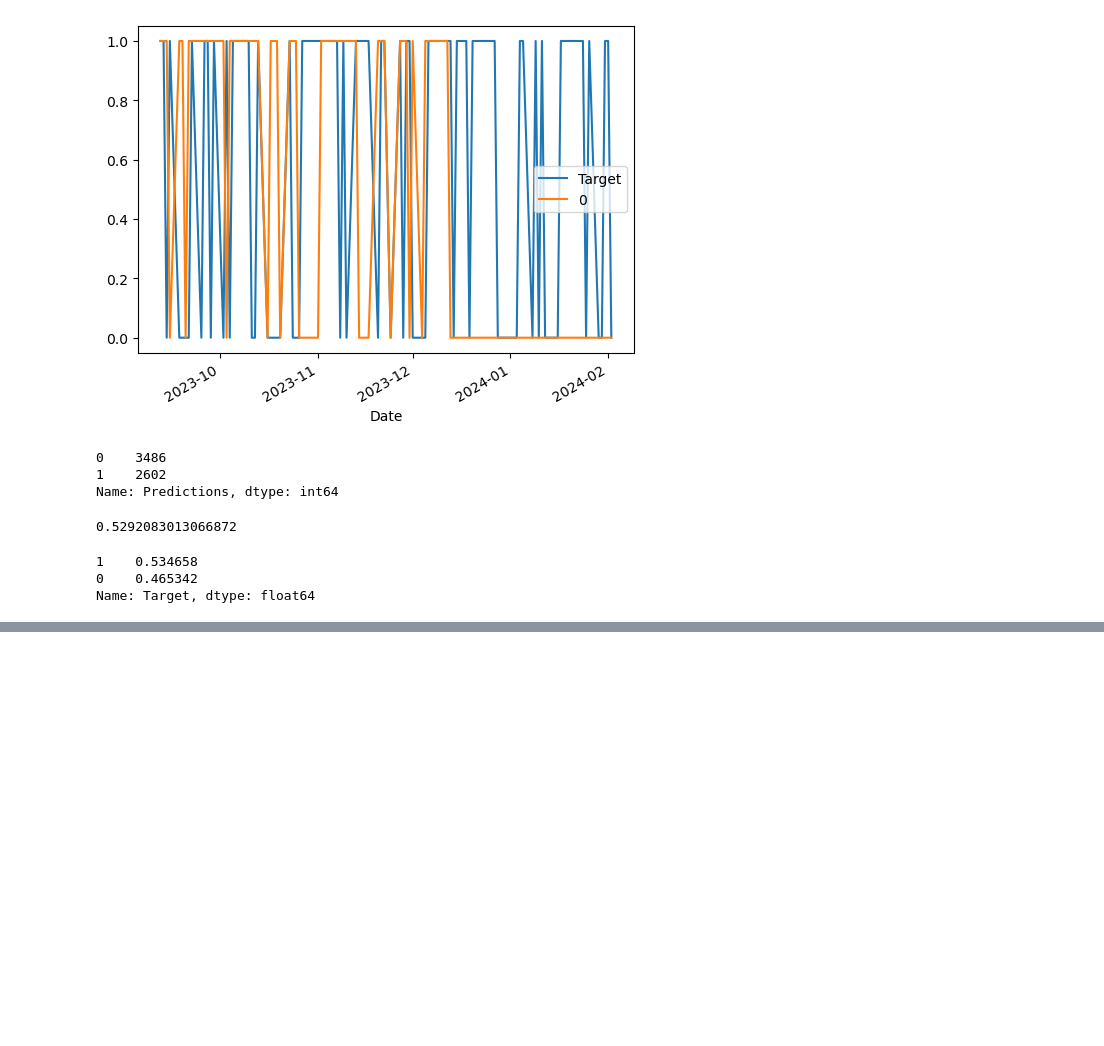
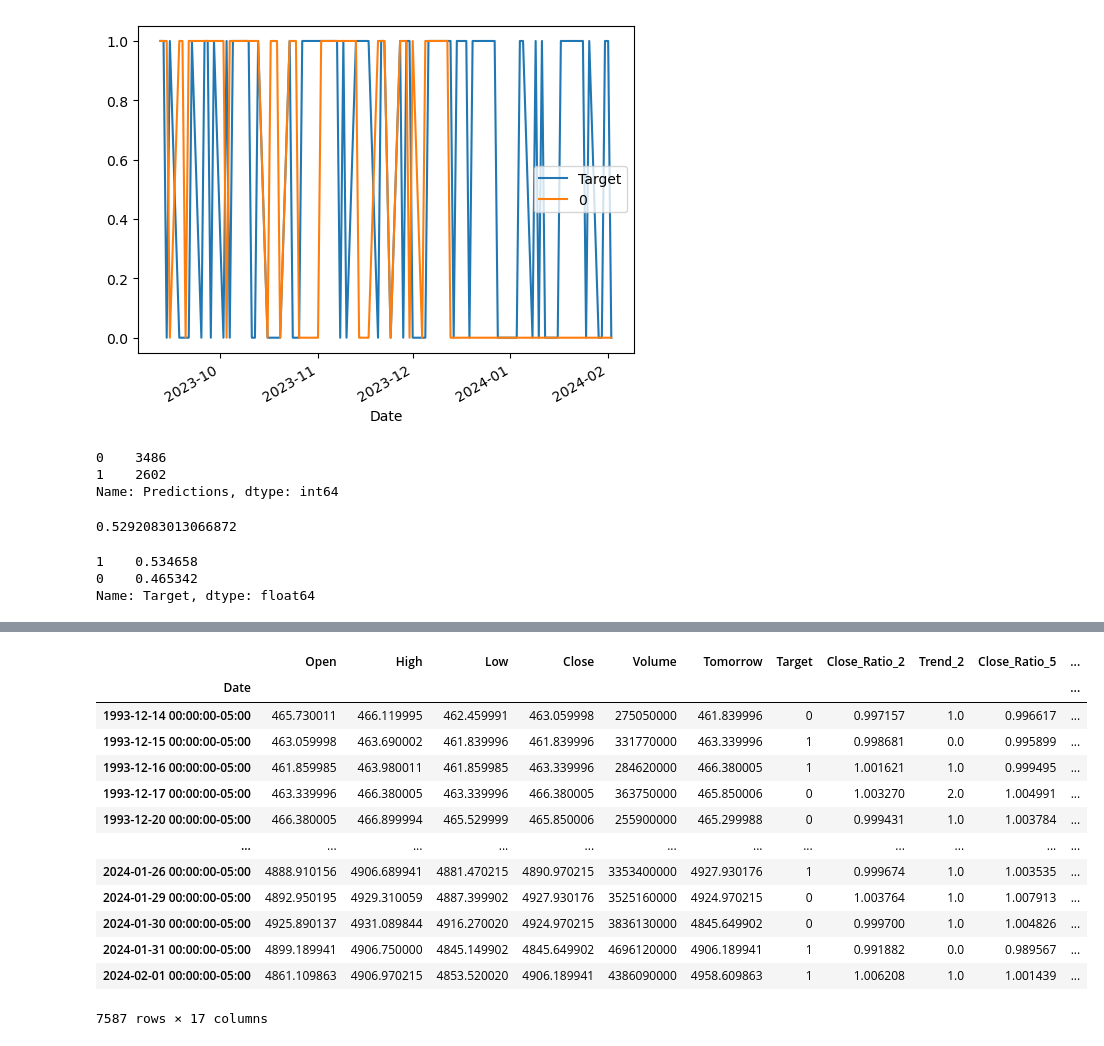
Before and after one commit to simrankaware/ml-stock-market-predict, a Jupyter notebook: ml_stock_market.ipynb, the cells around one changed output, grey strips where cells are left out. Drawn from its saved outputs; the diff is of its cells as text; code cells hidden in the pictures; blank space fills up the shorter version.

```diff
--- a/ml_stock_market.ipynb
+++ b/ml_stock_market.ipynb
@@ -126,0 +160,17 @@ Name: Target, dtype: float64
+# %%
+sp500
+# %% [output]
+|  | Open | High | Low | Close | Volume | Tomorrow | Target | Close_Ratio_2 | Trend_2 | Close_Ratio_5 | ... |
+| Date |  |  |  |  |  |  |  |  |  |  | ... |
+| 1993-12-14 00:00:00-05:00 | 465.730011 | 466.119995 | 462.459991 | 463.059998 | 275050000 | 461.839996 | 0 | 0.997157 | 1.0 | 0.996617 | ... |
+| 1993-12-15 00:00:00-05:00 | 463.059998 | 463.690002 | 461.839996 | 461.839996 | 331770000 | 463.339996 | 1 | 0.998681 | 0.0 | 0.995899 | ... |
+| 1993-12-16 00:00:00-05:00 | 461.859985 | 463.980011 | 461.859985 | 463.339996 | 284620000 | 466.380005 | 1 | 1.001621 | 1.0 | 0.999495 | ... |
+| 1993-12-17 00:00:00-05:00 | 463.339996 | 466.380005 | 463.339996 | 466.380005 | 363750000 | 465.850006 | 0 | 1.003270 | 2.0 | 1.004991 | ... |
+| 1993-12-20 00:00:00-05:00 | 466.380005 | 466.899994 | 465.529999 | 465.850006 | 255900000 | 465.299988 | 0 | 0.999431 | 1.0 | 1.003784 | ... |
+| ... | ... | ... | ... | ... | ... | ... | ... | ... | ... | ... | ... |
+| 2024-01-26 00:00:00-05:00 | 4888.910156 | 4906.689941 | 4881.470215 | 4890.970215 | 3353400000 | 4927.930176 | 1 | 0.999674 | 1.0 | 1.003535 | ... |
+| 2024-01-29 00:00:00-05:00 | 4892.950195 | 4929.310059 | 4887.399902 | 4927.930176 | 3525160000 | 4924.970215 | 0 | 1.003764 | 1.0 | 1.007913 | ... |
+| 2024-01-30 00:00:00-05:00 | 4925.890137 | 4931.089844 | 4916.270020 | 4924.970215 | 3836130000 | 4845.649902 | 0 | 0.999700 | 1.0 | 1.004826 | ... |
+| 2024-01-31 00:00:00-05:00 | 4899.189941 | 4906.750000 | 4845.149902 | 4845.649902 | 4696120000 | 4906.189941 | 1 | 0.991882 | 0.0 | 0.989567 | ... |
+| 2024-02-01 00:00:00-05:00 | 4861.109863 | 4906.970215 | 4853.520020 | 4906.189941 | 4386090000 | 4958.609863 | 1 | 1.006208 | 1.0 | 1.001439 | ... |
+7587 rows × 17 columns
```
Also changed, not shown: parts of 3 cells of this notebook.
